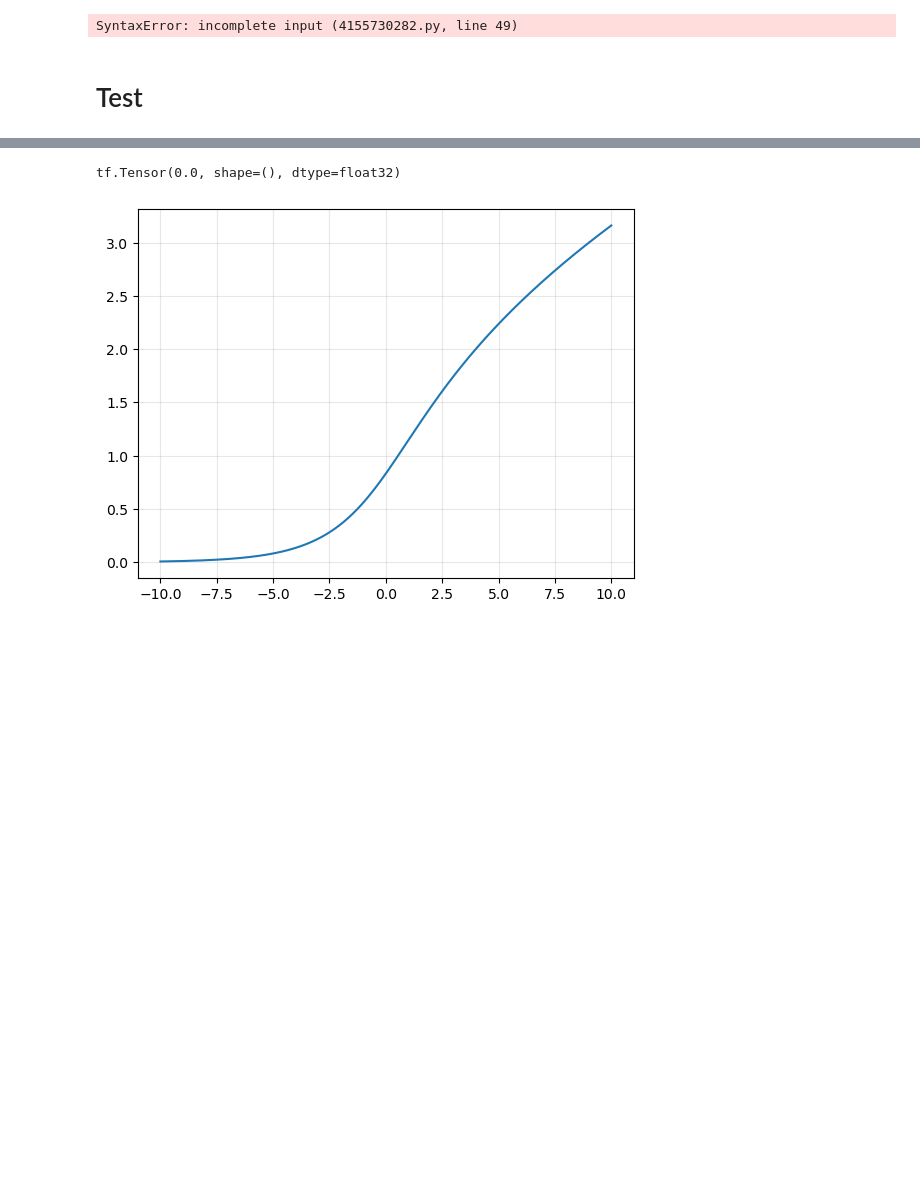
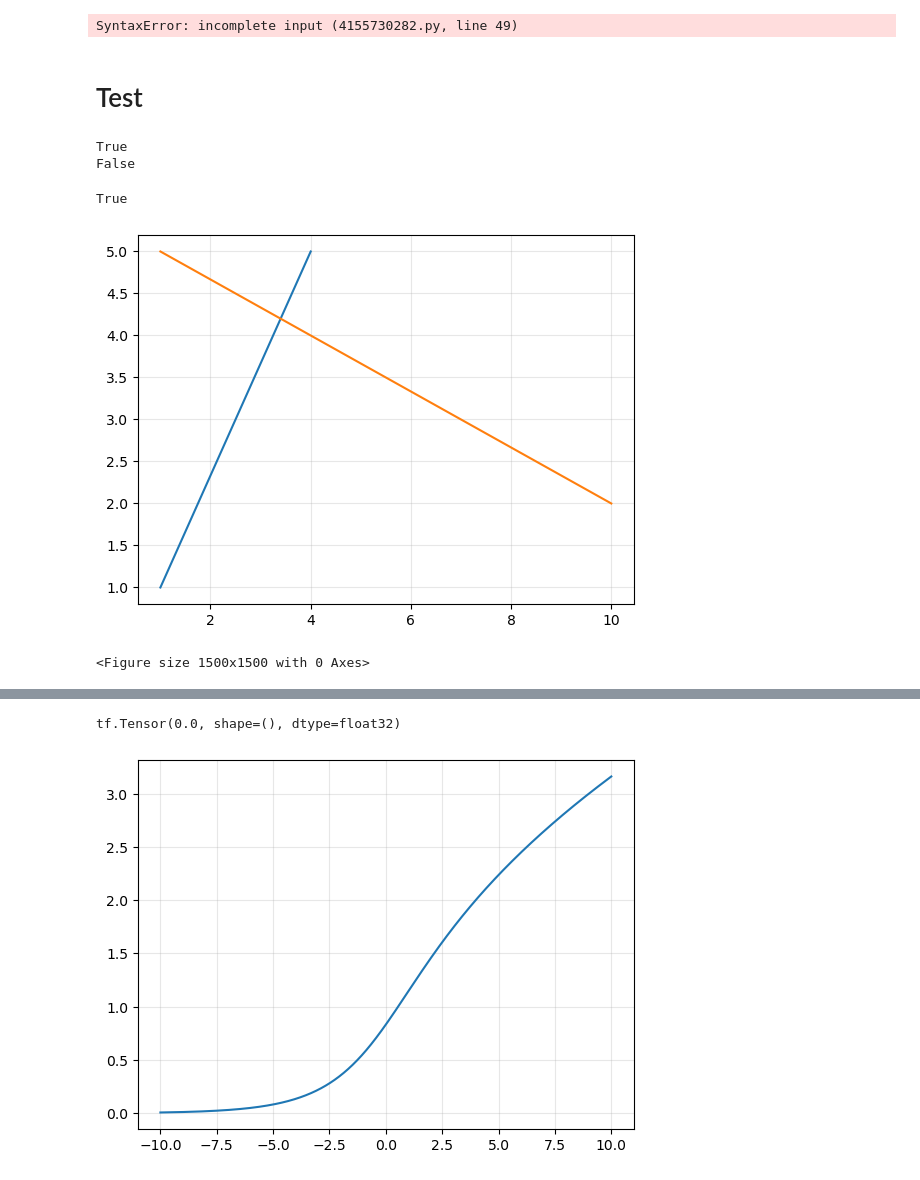
Before and after one commit to mehdibp/distributed_connected, a Jupyter notebook: Agents.ipynb, the cells around one changed output, grey strips where cells are left out. Saved outputs shown, nothing was run; the diff lists cells and outputs as text; code cells hidden in the pictures; blank space fills up the shorter version.

Commit message:
Making the code more readable and separating all parameters

```diff
--- a/Agents.ipynb
+++ b/Agents.ipynb
@@ -308,10 +333,10 @@ Step: 1000, Epsilon: 0.000, H: -213415.41, Giant: 100.0, Min(Hamilton): -215471.
 # %%
 import ast
 N = 100
-L = 45
+L = 70
 
-
-result = pd.read_excel(f"./All result/Different Model Training/models with alpha4 = -1000/L=45/Particle Data -1000 L=45.xlsx", sheet_name='Learning')
+excel_path = f"./All Results/Different Model Training/models with alpha4 = -1000/L={L}/Particle Data -1000 L={L}.xlsx"
+result = pd.read_excel(excel_path, sheet_name='Learning')
 fig = plt.figure(figsize=(14,14))
 fig.subplots_adjust(left=0.05, bottom=0.05, right=0.95, top=0.95, wspace=None, hspace=None)
 camera = Camera(fig)
@@ -344,7 +369,7 @@ for step in range(1001):
         camera.snap()
 
 anim = camera.animate(interval= 120, repeat=True, repeat_delay= 500, blit=True)
-anim.save(f'./All result/Different Model Training/models with alpha4 = -1000/L=45/Animation - Training.gif')
+anim.save(f'./All Results/Different Model Training/models with alpha4 = -1000/L={L}/Animation - Training.gif')
 print()
 
 del result
@@ -415,14 +446,57 @@ SyntaxError: incomplete input (4155730282.py, line 49)
+# %%
+lines = [wall, agents]
+
+for line in lines:
+    print(line == wall)
+# %% [output]
+True
+False
+# %%
+# -----------------------------------------------------------------------------------------------
+def do_intersect(wall, agents):
+    lines = [wall, agents]
+    o = [0,0,0,0]
+    c = 0
+
+    for line in lines:
+        for i in range(2):
+            o[c] = 1 if ( (line[1][1]-line[0][1])*(lines[line==wall][i][0]-line[1][0]) -
+                          (line[1][0]-line[0][0])*(lines[line==wall][i][1]-line[1][1]) ) >=0 else 0
+            c += 1
+
+    if o[0] != o[1] and o[2] != o[3]: return True
+    else: return False
+
+
+wall = [(1, 1), (4, 5)]
+agents_pos = [(1, 5), (10, 2)]
+
+
+print(do_intersect(wall, agents_pos))
+
+plt.plot([wall[0][0], wall[1][0]] , [wall[0][1], wall[1][1]])
+plt.plot([agents_pos[0][0], agents_pos[1][0]] , [agents_pos[0][1], agents_pos[1][1]])
+plt.grid(alpha=0.3)
+# %% [output]
+True
+[figure, added]
 # %%
-result = pd.read_excel(f"./All result/models with alpha4 = -1000/Log Data.xlsx", sheet_name='Learning')
+N = 10                                 # Number of agents
+L = 9                                  # The length of the simulation box
+Alphas = [-0.5, +0.3, 1.0, -1000]       # Hamiltonian constant coefficients
+learning_rate = 1e-5                    # Learning rate in model training
+discount_rate = 0.98                    # The effect of future decisions on current decisions
+batch_size    = 20                      # Selected package of replay_memory to perform training
+steps_per_train = 10                    # The training function is called once every ... steps
+Parameters = [N, L, Alphas, learning_rate, discount_rate, batch_size, steps_per_train]
 
-# --------------------------------------------------------------------------
-LOSS = []
-for i in range(750): LOSS.append(sum(result['loss'][i*100:(i+1)*100])/100.)
+requesting = True                       # Enable the sending request function
+moving     = True                       # Enable the move function to agents
+training   = True                       # Enable each agent model training function
+Functions  = [requesting, moving, training]
 
-plt.plot(np.linspace(51,800,750) , LOSS)
-plt.grid(alpha = 0.3)
-plt.show()
-
-# --------------------------------------------------------------------------
-los = (pd.DataFrame(LOSS))
-los.to_csv("loss.csv")
+Initialize_model_path = f'./All Results/Different Model Training/models with alpha4 = {Alphas[3]}/L=90/model_H_best_weight.keras'
+camera, environment, Agents = Initializer(Parameters, Functions, Initialize_model_path)
+for i in range(len(Agents)): Agents[i].OtherAgents = (Agents[:i] + Agents[i+1:])
+# %% [output]
+<Figure size 1500x1500 with 0 Axes>
```
Also changed, not shown: parts of 11 cells of this notebook, 1 other file.
